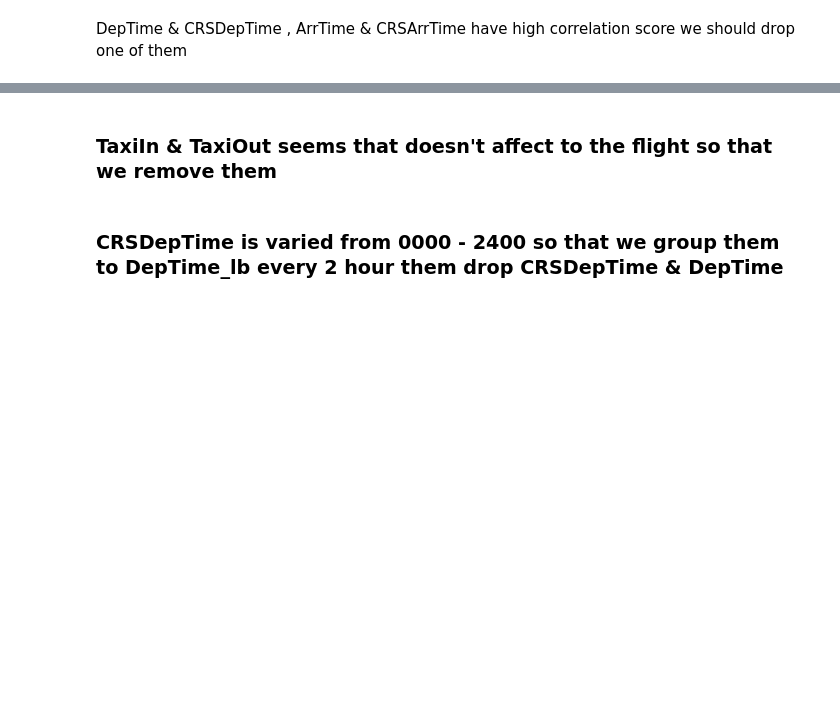
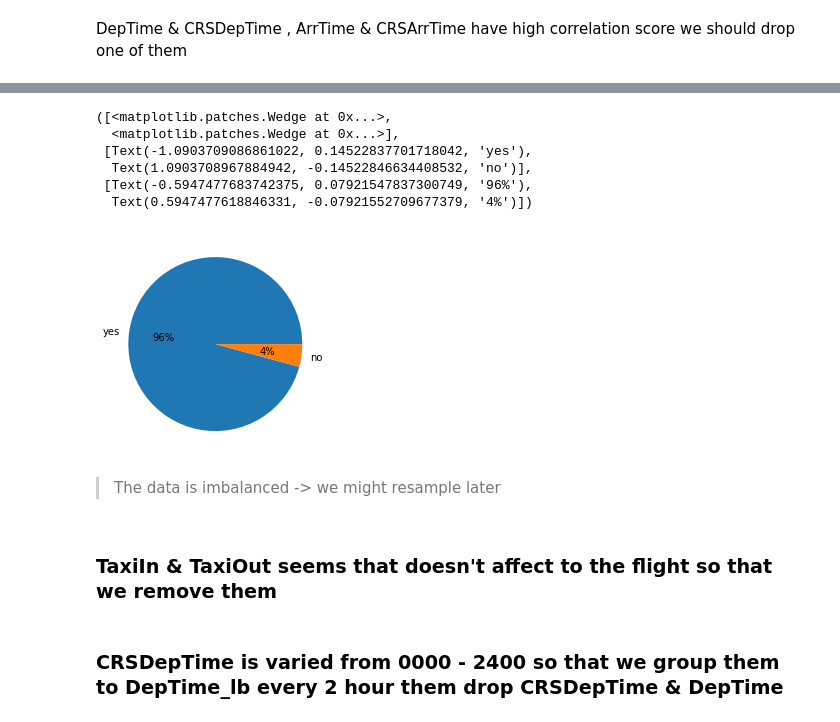
Before and after one commit to uml4/machine_learning_course, a Jupyter notebook: Airline Arrivals Project/Airline Arrivals Project.ipynb, the cells around one changed output, grey strips where cells are left out. Saved outputs shown, nothing was run; the diff lists cells and outputs as text; code cells hidden in the pictures; blank space fills up the shorter version.

```diff
--- a/Airline Arrivals Project/Airline Arrivals Project.ipynb
+++ b/Airline Arrivals Project/Airline Arrivals Project.ipynb
@@ -208,7 +226,7 @@ data = data.drop(['AirTime'], axis=1)
 # %%
 data['isDelayed'] = (data['CRSElapsedTime'] - data['ActualElapsedTime'])
 # %%
-data['isDelayed'] = data['isDelayed'].apply(lambda x: 1 if x > 30 else 0)
+data['isDelayed'] = data['isDelayed'].apply(lambda x: 1 if x > 20 else 0)
 # %%
 
 data['isDelayed'].describe()
@@ -224,6 +242,21 @@ max      1.000000e+00
 Name: isDelayed, dtype: float64
 # %%
 data = data.drop(['CRSElapsedTime', 'ActualElapsedTime'], axis=1)
+# %%
+sr = data['isDelayed'].value_counts()
+plt.pie(sr.values,
+                                labels=['yes','no'],  autopct='%1.0f%%',
+                                shadow=False, startangle=0)
+# %% [output]
+([<matplotlib.patches.Wedge at 0x...>,
+  <matplotlib.patches.Wedge at 0x...>],
+ [Text(-1.0903709086861022, 0.14522837701718042, 'yes'),
+  Text(1.0903708967884942, -0.14522846634408532, 'no')],
+ [Text(-0.5947477683742375, 0.07921547837300749, '96%'),
+  Text(0.5947477618846331, -0.07921552709677379, '4%')])
+[figure, added]
+# %% [markdown]
+> The data is  imbalanced -> we might resample later
 # %% [markdown]
 ### TaxiIn & TaxiOut seems that doesn't affect to the flight so that we remove them
 # %%
```
Also changed, not shown: parts of 190 cells of this notebook.
